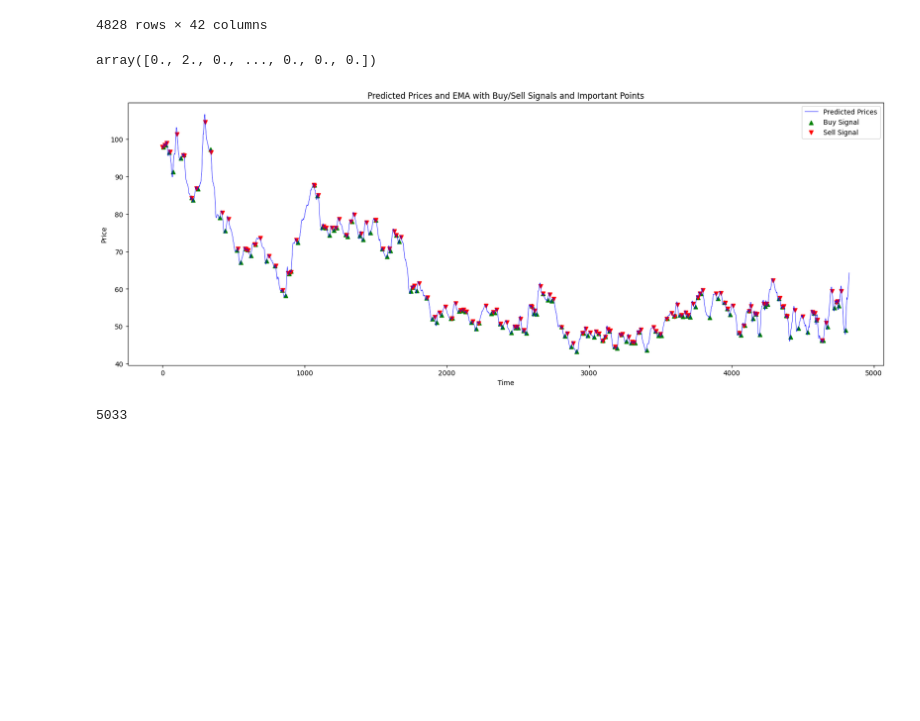
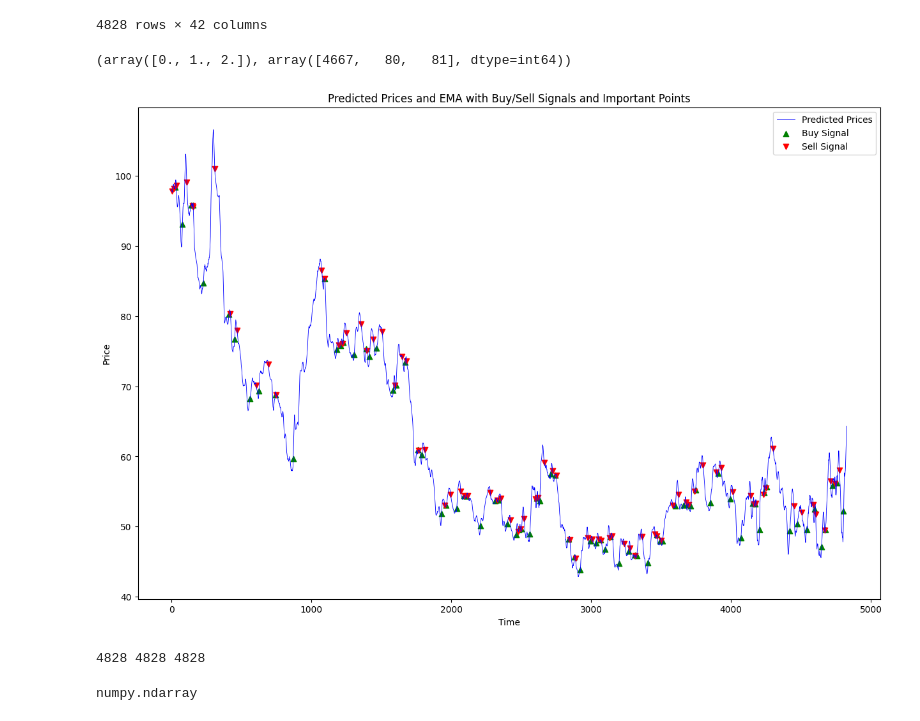
Before and after one commit to Iftekhar-mobin/AI_NLP_Journey, a Jupyter notebook: CNN Timeseries to Image classification/CNN for Time series to Image BUY Sell Hold Classification.ipynb, the cells around one changed output. Saved outputs shown, nothing was run; the diff lists cells and outputs as text; code cells hidden in the pictures; blank space fills up the shorter version.

```diff
--- a/CNN Timeseries to Image classification/CNN for Time series to Image BUY Sell Hold Classification.ipynb
+++ b/CNN Timeseries to Image classification/CNN for Time series to Image BUY Sell Hold Classification.ipynb
@@ -253,29 +255,35 @@ for j in range(1, len(important_points)):
-# %%
-signals
-# %% [output]
-array([0., 2., 0., ..., 0., 0., 0.])
+# %%
+signals = signals_generator(predicted_prices, 30, 0.01)
+
+np.unique(signals, return_counts=True)
+# %% [output]
+(array([0., 1., 2.]), array([4667,   80,   81], dtype=int64))
 # %%
 # Plot the results
-plt.figure(figsize=(20, 7))
+plt.figure(figsize=(15, 10))
 plt.plot(predicted_prices, linewidth=0.6, color='blue', label='Predicted Prices', )
 # plt.plot(df_h4['avg'].values[-length:], color='red', linewidth=0.3, label='Actaul Prices')
 # plt.plot(ema, label='EMA', linestyle='--', color='green', linewidth=0.3)
 plt.scatter(np.arange(len(predicted_prices)), np.where(signals == 1, predicted_prices, np.nan), marker='^', color='g', label='Buy Signal')
 plt.scatter(np.arange(len(predicted_prices)), np.where(signals == 2, predicted_prices, np.nan), marker='v', color='r', label='Sell Signal')
 
 # Annotate the important points
 # for index, price in important_points:
 #     plt.annotate(f'{price:.5f}', (index, price),
 #                  textcoords="offset points", xytext=(0,10), ha='center', color='blue')
 
 plt.legend()
 plt.title('Predicted Prices and EMA with Buy/Sell Signals and Important Points')
 plt.xlabel('Time')
 plt.ylabel('Price')
 plt.show()
 # %% [output]
-[figure, old version]
+[figure, new version]
-# %%
-len(indicators_df)
-# %% [output]
-5033
+# %%
+print(len(predicted_prices), len(df_processed), len(signals))
+# %% [output]
+4828 4828 4828
+# %%
+type(signals)
+# %% [output]
+numpy.ndarray
```
Also changed, not shown: parts of 4 cells of this notebook.
